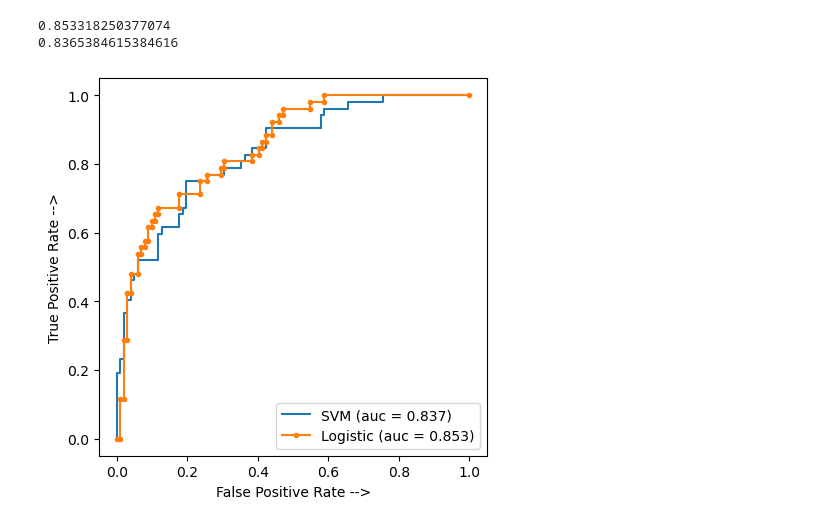
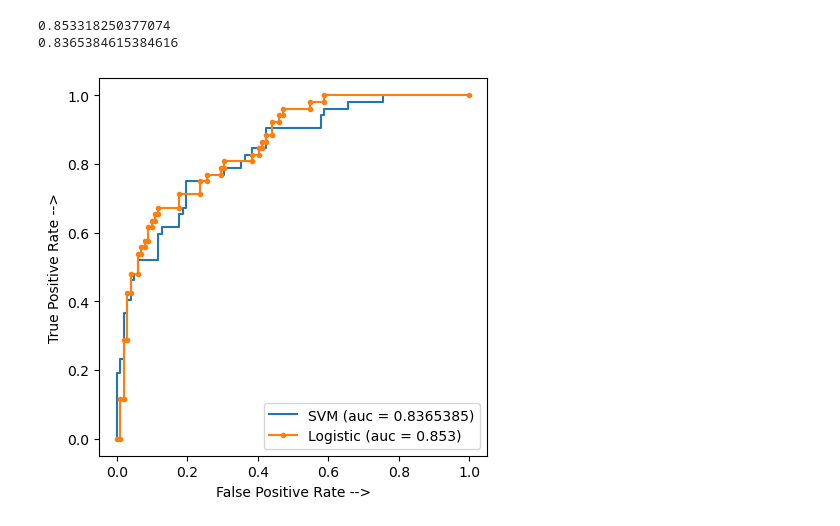
Before and after one commit to pcbaust/tasty, a Jupyter notebook: class_10.3_roc-curve.ipynb, the cells around one changed output. Saved outputs shown, nothing was run; the diff lists cells and outputs as text; code cells hidden in the pictures.

```diff
--- a/class_10.3_roc-curve.ipynb
+++ b/class_10.3_roc-curve.ipynb
@@ -166,17 +166,17 @@ print(auc_svm)
 0.8365384615384616
 # %%
 plt.figure(figsize=(5, 5), dpi=100)
-plt.plot(svm_fpr, svm_tpr, linestyle='-', label='SVM (auc = %0.3f)' % auc_svm)
+plt.plot(svm_fpr, svm_tpr, linestyle='-', label='SVM (auc = %0.7f)' % auc_svm)
 plt.plot(logistic_fpr, logistic_tpr, marker='.', label='Logistic (auc = %0.3f)' % auc_logistic)
 
 plt.xlabel('False Positive Rate -->')
 plt.ylabel('True Positive Rate -->')
 
 plt.legend()
 
 plt.show()
 # %% [output]
-[figure, old version]
+[figure, new version]
 # %%
 #print([logistic_fpr, logistic_tpr, threshold])
 # %%
```
